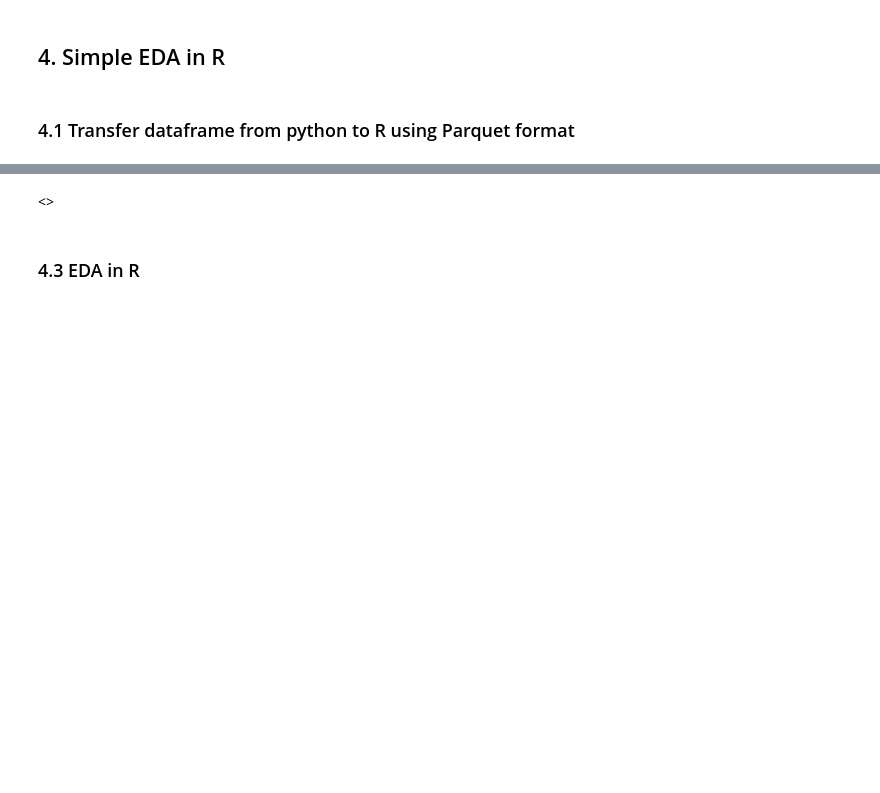
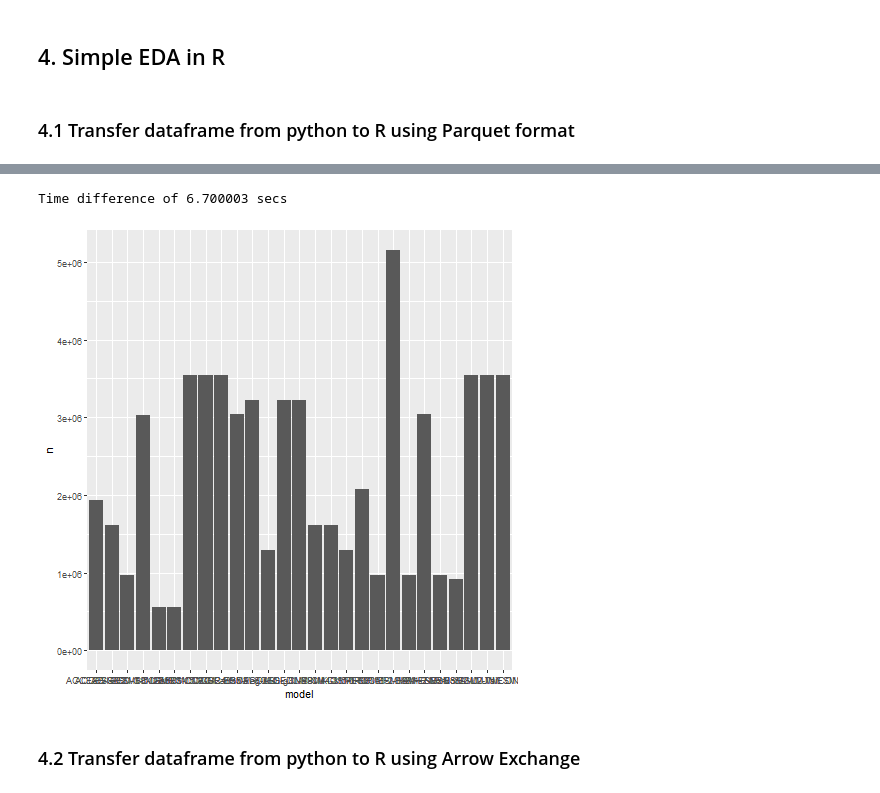
Before and after one commit to UBC-MDS/DSCI_525_Group25, a Jupyter notebook: notebook/AU_daily_rainfall.ipynb, the cells around one changed output, grey strips where cells are left out. Cells and saved outputs as stored; diff of their text form; code cells hidden in the pictures; blank space fills up the shorter version.

```diff
--- a/notebook/AU_daily_rainfall.ipynb
+++ b/notebook/AU_daily_rainfall.ipynb
@@ -269,4 +235,0 @@ df_r <- open_dataset("../data/combined_rainfall.parquet")
-# %% [markdown]
-<<To be updated>>
-# %% [markdown]
-### 4.3 EDA in R
@@ -277,0 +241,18 @@ df_r %>%
+# %%
+%%R
+start_time <- Sys.time()
+r_df <- read_parquet("../data/combined_data.parquet")
+end_time <- Sys.time()
+print(end_time - start_time)
+
+result <- r_df %>% collect
+result <- r_df %>% count(model)
+hist <- result %>%
+    ggplot(aes(x=model, y=n)) +
+    geom_col()
+print(hist)
+# %% [output]
+Time difference of 6.700003 secs
+[figure, added]
+# %% [markdown]
+### 4.2 Transfer dataframe from python to R using Arrow Exchange
```
Also changed, not shown: parts of 18 cells of this notebook.
